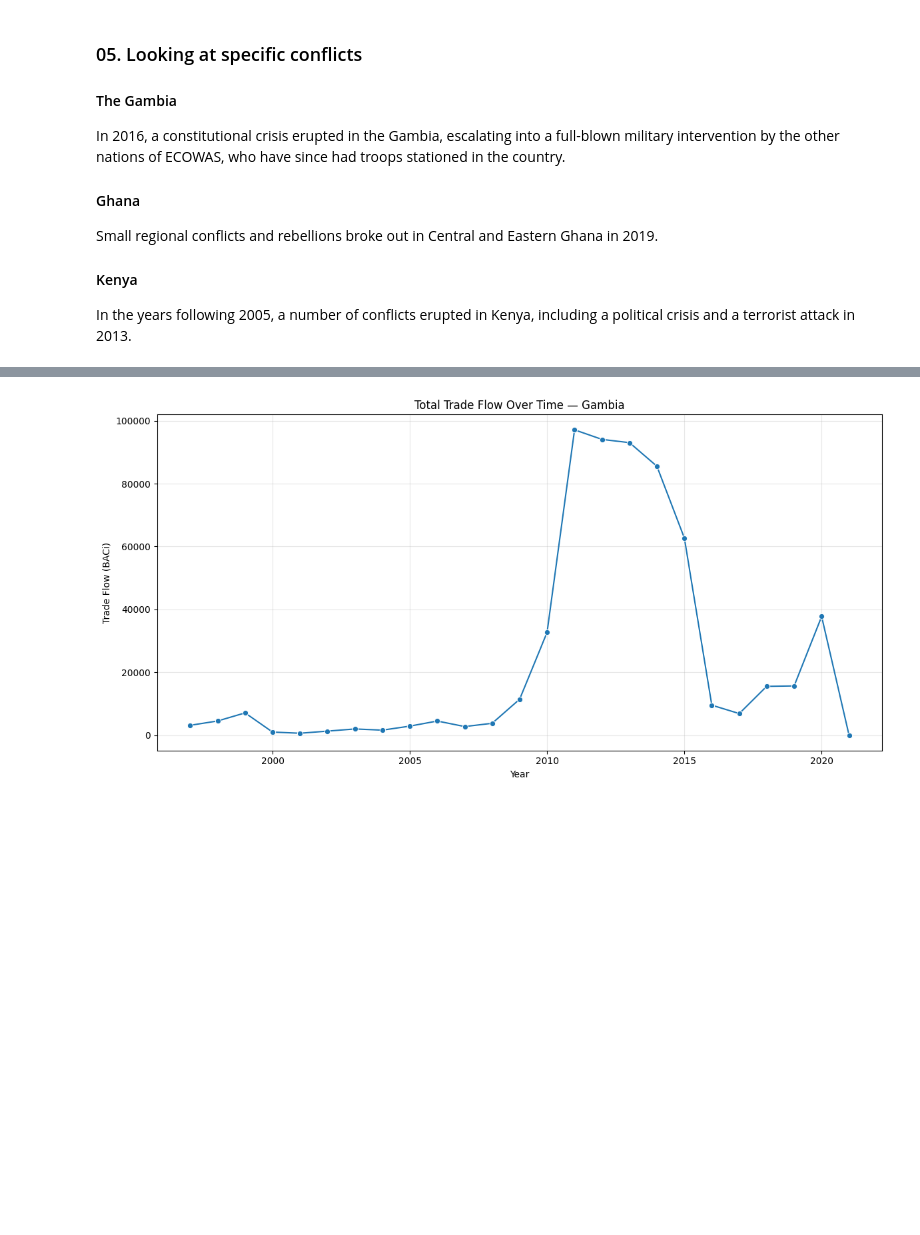
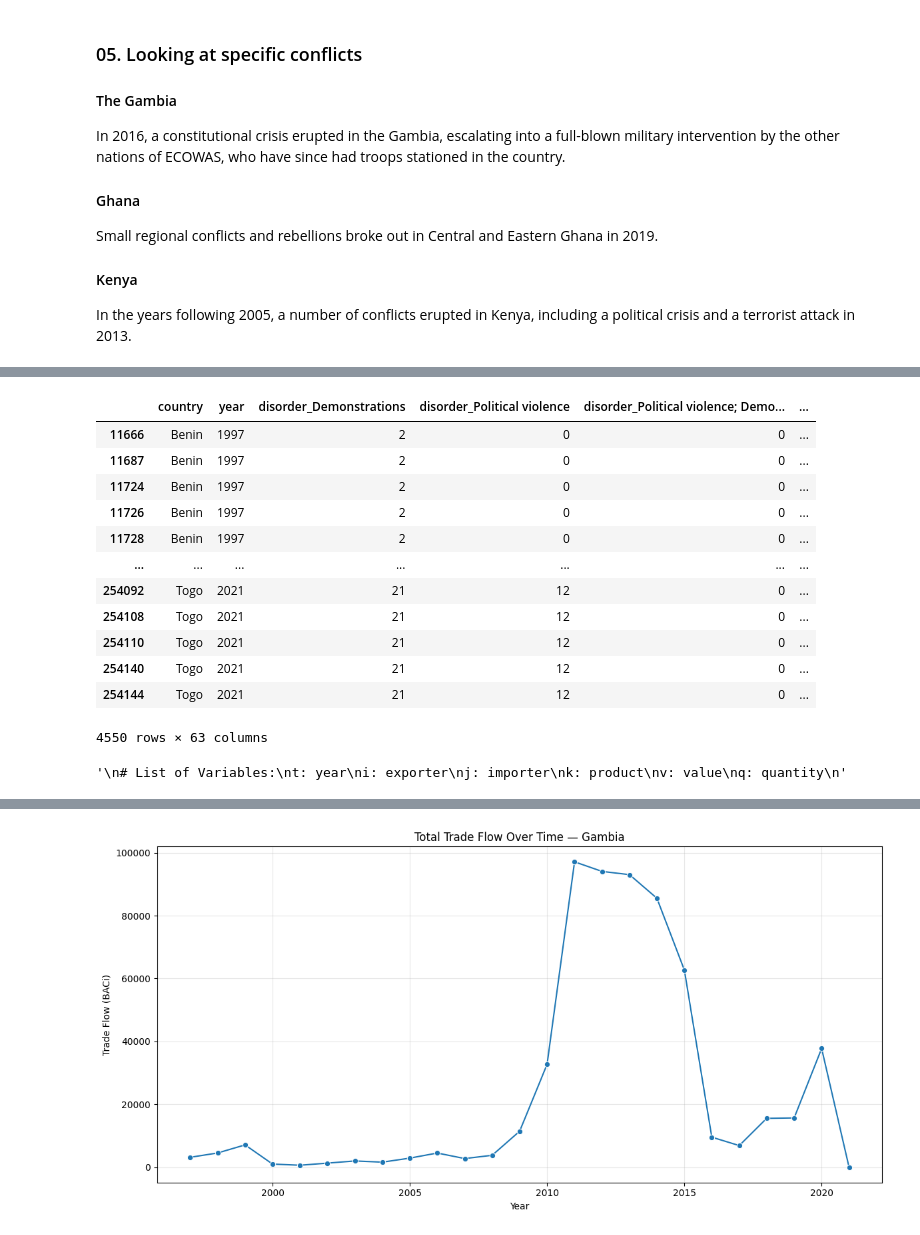
Before and after one commit to poopiboi/bachelor_2026, a Jupyter notebook: 02_EDA.ipynb, the cells around one changed output, grey strips where cells are left out. Saved outputs shown, nothing was run; the diff lists cells and outputs as text; code cells hidden in the pictures; blank space fills up the shorter version.

```diff
--- a/02_EDA.ipynb
+++ b/02_EDA.ipynb
@@ -366,0 +404,61 @@ kenya_df_largest = df_merged_full[
+# %%
+gambia_neighbors_ecowas = ["SEN", "BEN", "GHA", "GIN", "CIV", "NGA", "SLE", "TGO"]
+gambia_ecowas_previous_members = ["MLI", "BFA", "NER"]
+other_ecowas = ["LBR", "GNB"] # CPV is excluded, because of lacking Gravity data from before 2020
+whoops_forgot_gambia = ["GMB"]   # Please laugh
+combined_ecowas = set(gambia_neighbors_ecowas) | set(gambia_ecowas_previous_members) | set(other_ecowas) | set(whoops_forgot_gambia)
+
+
+BACI_iso_dict = {"GMB": 270,
+                 "SEN": 686,
+                 "BEN": 204,
+                 "GHA": 288,
+                 "GIN": 324,
+                 "CIV": 384,
+                 "NGA": 566,
+                 "SLE": 694,
+                 "TGO": 768,
+                 "MLI": 466,
+                 "BFA": 854,
+                 "NER": 562,
+                 "LBR": 430,
+                 #"CPV": 132,
+                 "GNB": 624}
+reverse_BACI_iso_dict = {v: k for k, v in BACI_iso_dict.items()}
+
+
+
+ecowas_df_full = df_merged_full[
+    (df_merged_full["iso3_o"].isin(combined_ecowas) & df_merged_full["iso3_d"].isin(combined_ecowas))
+]
+ecowas_df_full
+# %% [output]
+|  | country | year | disorder_Demonstrations | disorder_Political violence | disorder_Political violence; Demo... | ... |
+| 11666 | Benin | 1997 | 2 | 0 | 0 | ... |
+| 11687 | Benin | 1997 | 2 | 0 | 0 | ... |
+| 11724 | Benin | 1997 | 2 | 0 | 0 | ... |
+| 11726 | Benin | 1997 | 2 | 0 | 0 | ... |
+| 11728 | Benin | 1997 | 2 | 0 | 0 | ... |
+| ... | ... | ... | ... | ... | ... | ... |
+| 254092 | Togo | 2021 | 21 | 12 | 0 | ... |
+| 254108 | Togo | 2021 | 21 | 12 | 0 | ... |
+| 254110 | Togo | 2021 | 21 | 12 | 0 | ... |
+| 254140 | Togo | 2021 | 21 | 12 | 0 | ... |
+| 254144 | Togo | 2021 | 21 | 12 | 0 | ... |
+4550 rows × 63 columns
+# %%
+baci_1998 = f"{BACI_folder_path}/BACI_HS96_Y1998_V202501.csv"
+
+df_baci_1998 = pd.read_csv(baci_1998)
+
+'''
+# List of Variables:
+t: year
+i: exporter
+j: importer
+k: product
+v: value
+q: quantity
+'''
+# %% [output]
+'\n# List of Variables:\nt: year\ni: exporter\nj: importer\nk: product\nv: value\nq: quantity\n'
```
Also changed, not shown: parts of 29 cells of this notebook, 3 other files.
